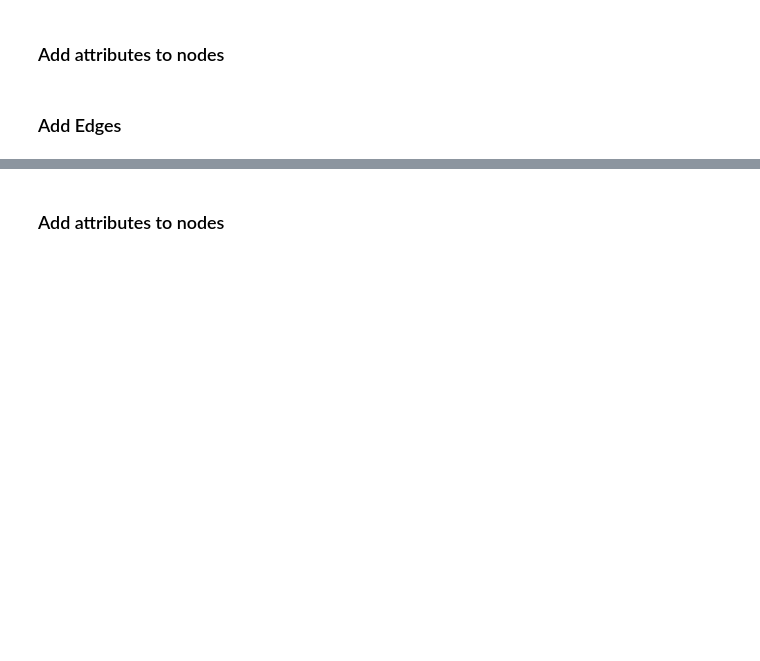
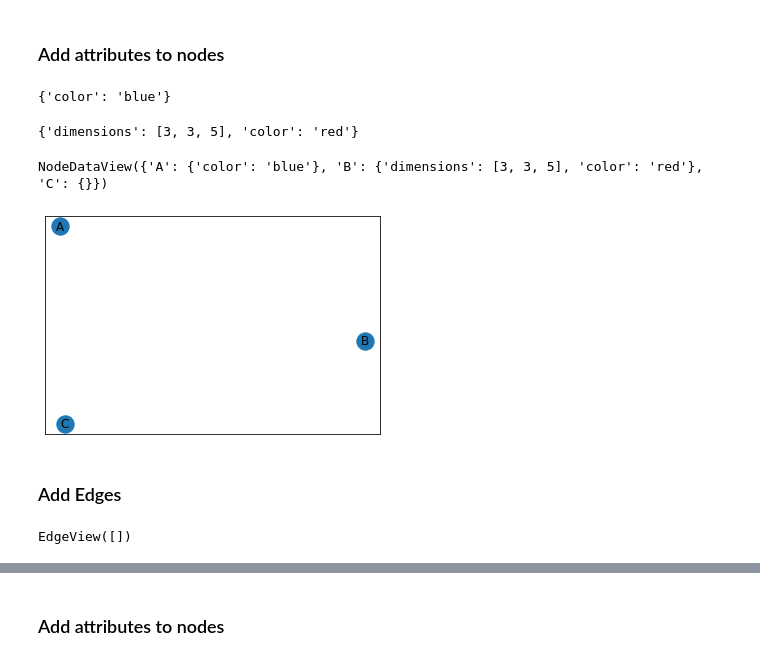
Before and after one commit to Ironhack-Data-Madrid-Enero-2021/Classroom-Materials, a Jupyter notebook: week_06/03-networks.ipynb, the cells around one changed output, grey strips where cells are left out. Saved outputs shown, nothing was run; the diff lists cells and outputs as text; code cells hidden in the pictures; blank space fills up the shorter version.

```diff
--- a/week_06/03-networks.ipynb
+++ b/week_06/03-networks.ipynb
@@ -113,4 +129,4 @@ G.nodes
 # %%
-G.add_nodes_from()
+G.add_nodes_from(["A","B","C"])
 # %%
 G.nodes
@@ -117,10 +135,28 @@ G.nodes
 # %% [markdown]
 ### Add attributes to nodes
+# %%
+G.nodes["A"]["color"]="blue"
+G.nodes["B"]["dimensions"]=[3,3,5]
+G.nodes["B"]["color"]="red"
 # %%
-G.nodes[]
+G.nodes["A"]
+# %% [output]
+{'color': 'blue'}
+# %%
+G.nodes["B"]
+# %% [output]
+{'dimensions': [3, 3, 5], 'color': 'red'}
 # %%
 G.nodes(data=True)
+# %% [output]
+NodeDataView({'A': {'color': 'blue'}, 'B': {'dimensions': [3, 3, 5], 'color': 'red'}, 'C': {}})
+# %%
+nx.draw_networkx(G)
+# %% [output]
+[figure, added]
 # %% [markdown]
 ### Add Edges
 # %%
 G.edges
+# %% [output]
+EdgeView([])
```
Also changed, not shown: parts of 27 cells of this notebook, 2 other files.
